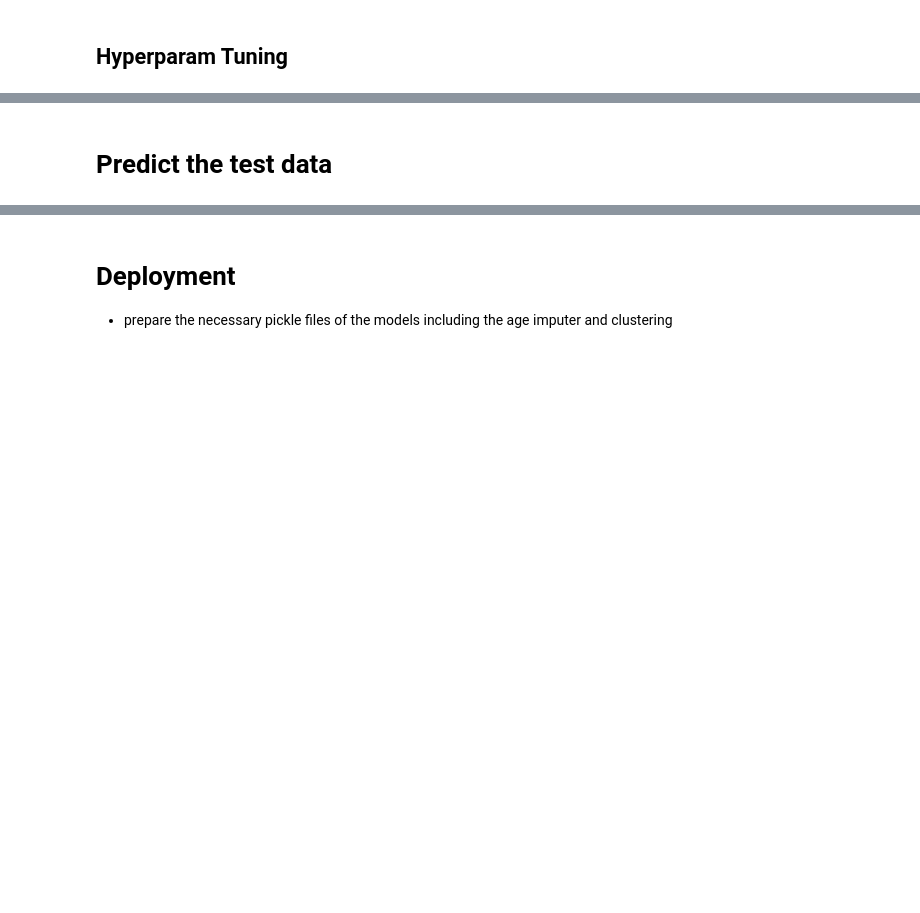
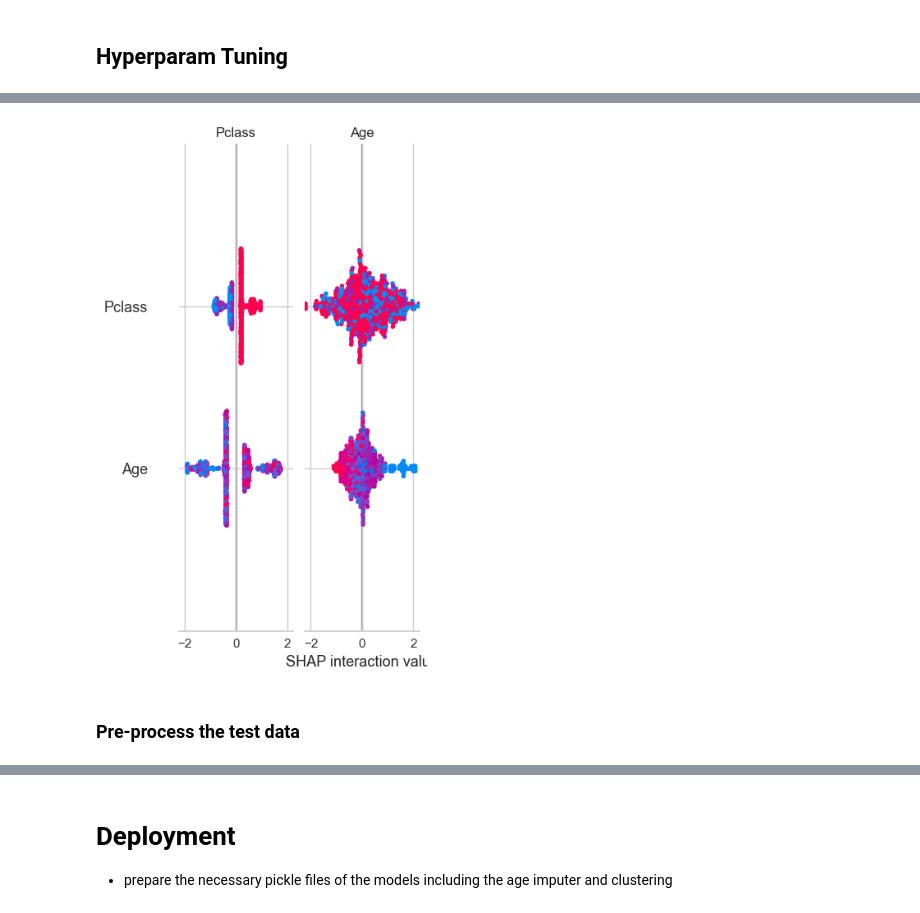
Before and after one commit to banaabraham/Titanic, a Jupyter notebook: solution.ipynb, the cells around one changed output, grey strips where cells are left out. Cells and saved outputs as stored; diff of their text form; code cells hidden in the pictures; blank space fills up the shorter version.

```diff
--- a/solution.ipynb
+++ b/solution.ipynb
@@ -804,0 +669,7 @@ plot_importance(final_model)
+# %%
+import shap
+
+shap.initjs()
+
+explainer = shap.TreeExplainer(final_model)
+shap_values = explainer(X)
@@ -805,2 +678,6 @@ plot_importance(final_model)
+# %%
+shap.summary_plot(shap_values, X, feature_names=X.columns)
+# %% [output]
+[figure, added]
 # %% [markdown]
-# Predict the test data
+### Pre-process the test data
```
Also changed, not shown: parts of 39 cells of this notebook, 9 other files.
